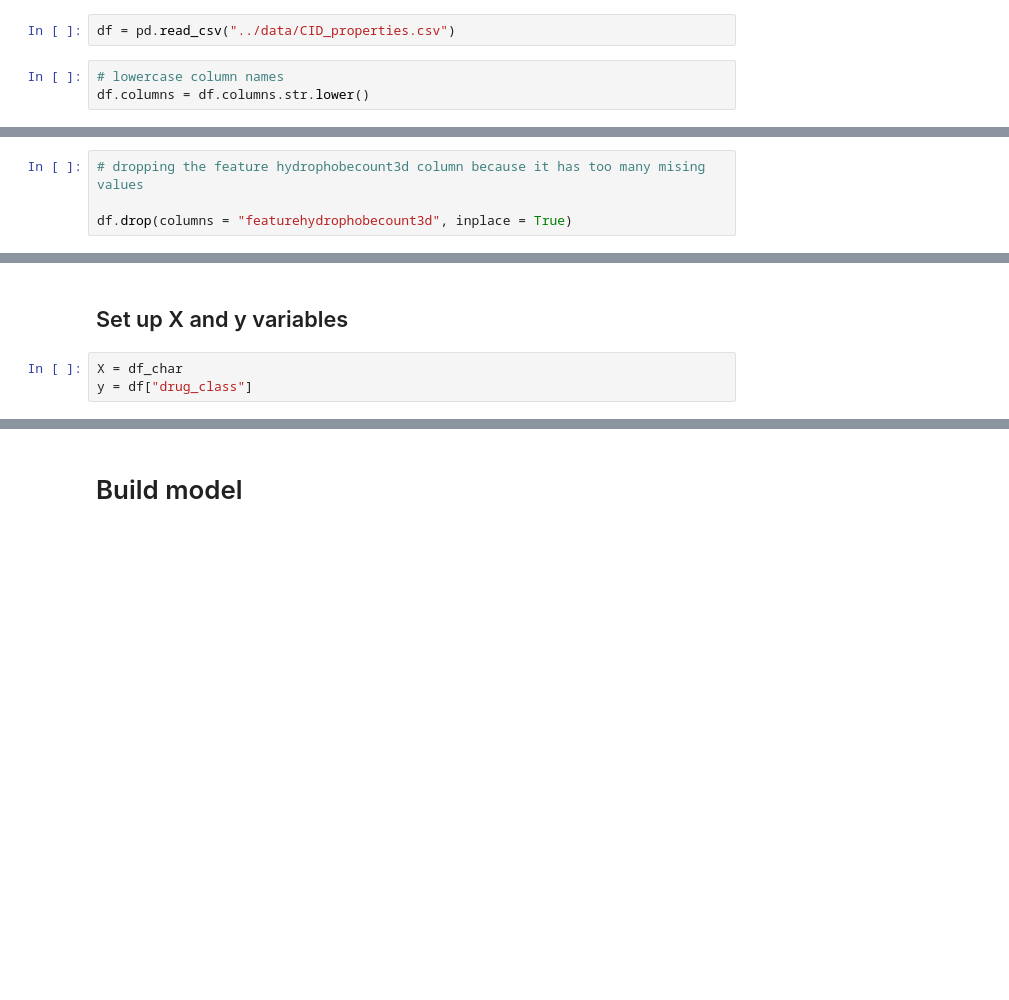
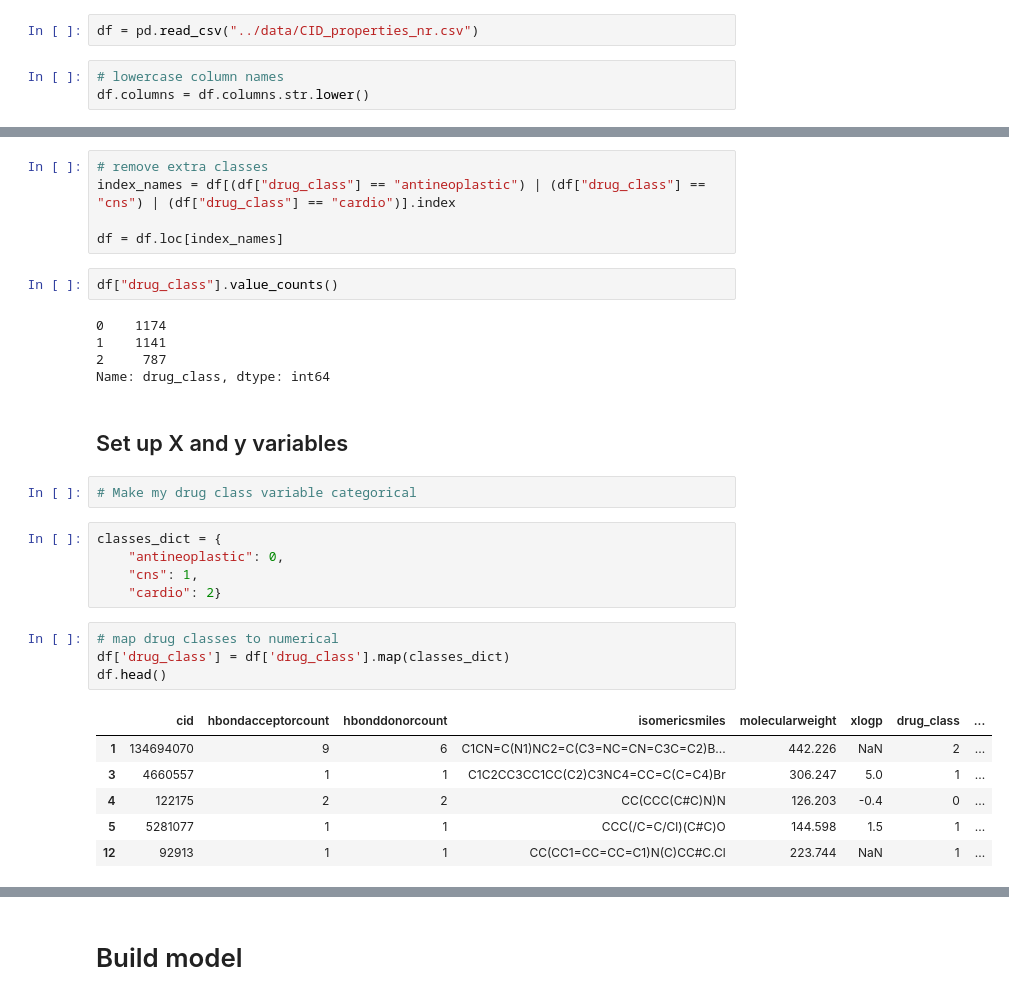
Before and after one commit to veeps/molecular_classification, a Jupyter notebook: code/03_rnn-Copy1.ipynb, the cells around one changed output, grey strips where cells are left out. Saved outputs shown, nothing was run; the diff lists cells and outputs as text; blank space fills up the shorter version.

```diff
--- a/code/03_rnn-Copy1.ipynb
+++ b/code/03_rnn-Copy1.ipynb
@@ -26,7 +27,7 @@ from tensorflow.keras.preprocessing import sequence
 # %% [markdown]
 ## Read in data
 # %%
-df = pd.read_csv("../data/CID_properties.csv")
+df = pd.read_csv("../data/CID_properties_nr.csv")
 # %%
 # lowercase column names
 df.columns = df.columns.str.lower()
@@ -52,4 +33,0 @@ NameError: name 'eda' is not defined
-# %%
-# dropping the feature hydrophobecount3d column because it has too many mising values
-
-df.drop(columns = "featurehydrophobecount3d", inplace = True)
@@ -83,5 +34,32 @@ df_char = pd.DataFrame(char_dicts)
+# %%
+# remove extra classes
+index_names = df[(df["drug_class"] == "antineoplastic") | (df["drug_class"] == "cns") | (df["drug_class"] == "cardio")].index
+
+df = df.loc[index_names]
+# %%
+df["drug_class"].value_counts()
+# %% [output]
+0    1174
+1    1141
+2     787
+Name: drug_class, dtype: int64
 # %% [markdown]
 ## Set up X and y variables
-# %%
-X = df_char
-y = df["drug_class"]
+# %%
+# Make my drug class variable categorical
+# %%
+classes_dict = {
+    "antineoplastic": 0,
+    "cns": 1,
+    "cardio": 2}
+# %%
+# map drug classes to numerical
+df['drug_class'] = df['drug_class'].map(classes_dict)
+df.head()
+# %% [output]
+|  | cid | hbondacceptorcount | hbonddonorcount | isomericsmiles | molecularweight | xlogp | drug_class | ... |
+| 1 | 134694070 | 9 | 6 | C1CN=C(N1)NC2=C(C3=NC=CN=C3C=C2)B... | 442.226 | NaN | 2 | ... |
+| 3 | 4660557 | 1 | 1 | C1C2CC3CC1CC(C2)C3NC4=CC=C(C=C4)Br | 306.247 | 5.0 | 1 | ... |
+| 4 | 122175 | 2 | 2 | CC(CCC(C#C)N)N | 126.203 | -0.4 | 0 | ... |
+| 5 | 5281077 | 1 | 1 | CCC(/C=C/Cl)(C#C)O | 144.598 | 1.5 | 1 | ... |
+| 12 | 92913 | 1 | 1 | CC(CC1=CC=CC=C1)N(C)CC#C.Cl | 223.744 | NaN | 1 | ... |
```
Also changed, not shown: parts of 29 cells of this notebook, 1 other file.
